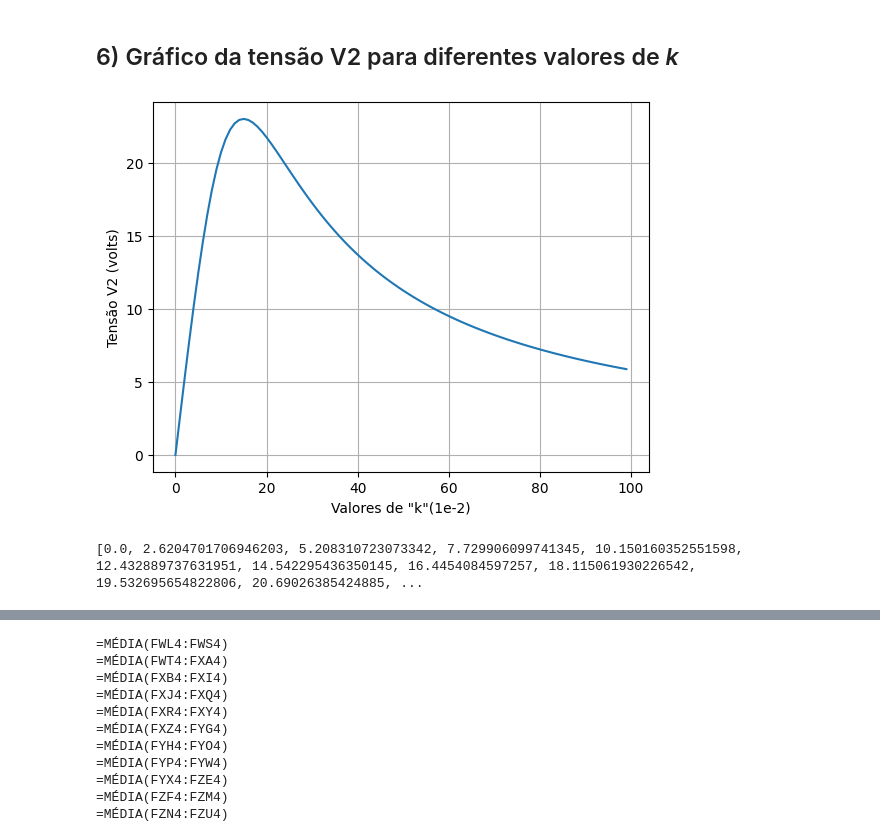
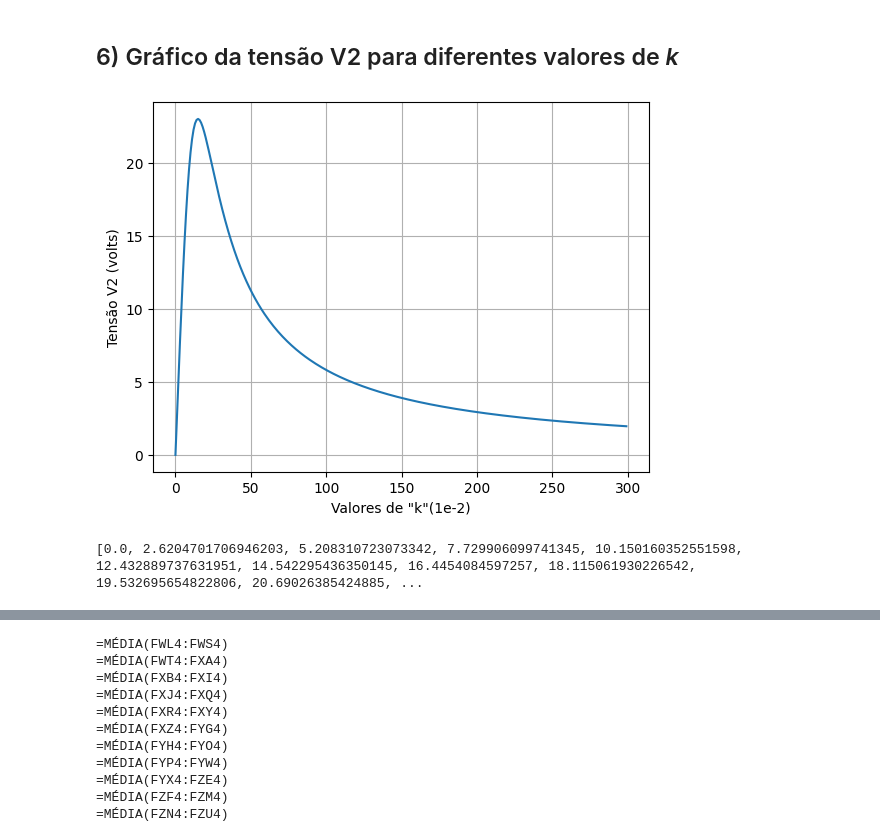
Before and after one commit to brunameinberg/projetoeletromag, a Jupyter notebook: projeto_eletromag_v2.ipynb, the cells around one changed output, grey strips where cells are left out. Cells and saved outputs as stored; diff of their text form; code cells hidden in the pictures.

```diff
--- a/projeto_eletromag_v2.ipynb
+++ b/projeto_eletromag_v2.ipynb
@@ -384,23 +384,23 @@ def V2_3 (k):
 
     return ZeqCRc*I2
 # %%
-valores_k = range(0,100,1)
+valores_k = range(0,300,1)
 
 tensao_p_k =  []
 
 for i in valores_k:
     i = i/100
     tensao_p_k.append(abs(V2_3(i)))
 
 plt.plot(valores_k,tensao_p_k)
 plt.xlabel('Valores de "k"(1e-2)')
 plt.ylabel("Tensão V2 (volts)")
 plt.grid()
 plt.show()
 print(tensao_p_k)
 
 
 #distancia = 1cm = 23 volts
 # %% [output]
-[figure, old version]
+[figure, new version]
 [0.0, 2.6204701706946203, 5.208310723073342, 7.729906099741345, 10.150160352551598, 12.432889737631951, 14.542295436350145, 16.4454084597257, 18.115061930226542, 19.532695654822806, 20.69026385424885, ...
```
Also changed, not shown: parts of 6 cells of this notebook.
